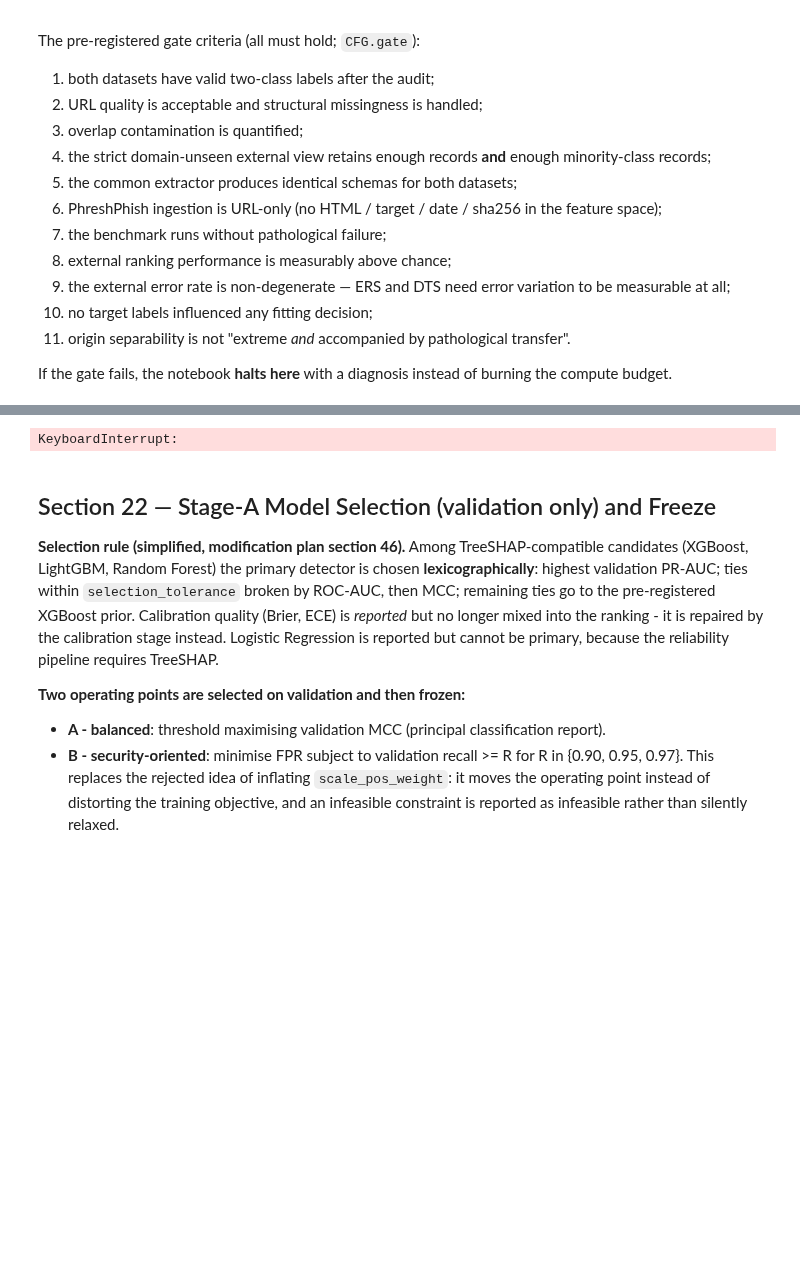
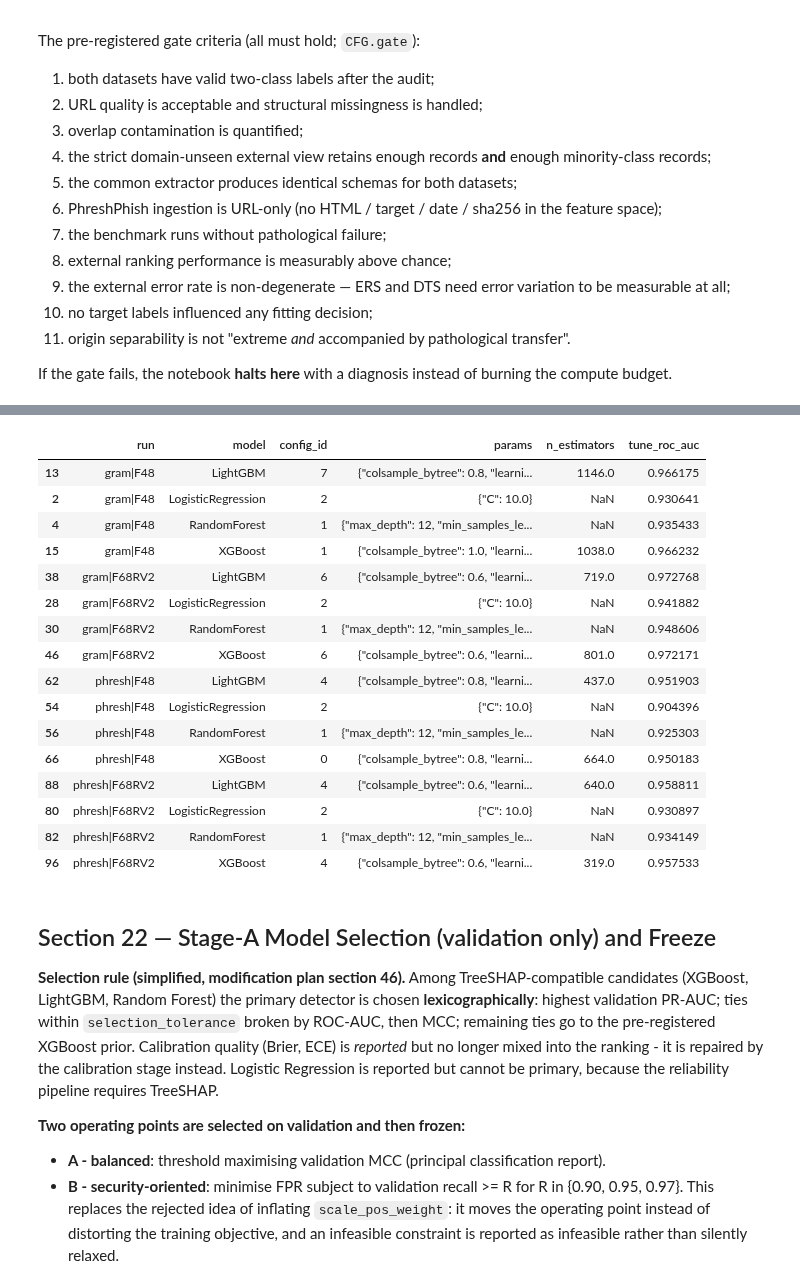
Before and after one commit to AeroMSK/trach_phish, a Jupyter notebook: trac-phish-revision11_FULL_EXECUTED.ipynb, the cells around one changed output, grey strips where cells are left out. Saved outputs shown, nothing was run; the diff lists cells and outputs as text; code cells hidden in the pictures; blank space fills up the shorter version.

Commit message:
Revision 11 execution: Stage-A tuning COMPLETE (104 configs + 16 final fits, 4 runs); validation table (cell 82) done; 22B char models in progress

```diff
--- a/trac-phish-revision11_FULL_EXECUTED.ipynb
+++ b/trac-phish-revision11_FULL_EXECUTED.ipynb
@@ -5909,7 +5909,14 @@ for _rk in RUN_KEYS + PRED_RUN_KEYS:
     _s, _fs = _rk.split("|")
     _t = "phresh" if _s == "gram" else "gram"
     _tr = partition_index(_s, "train")
-    _imp = TrainOnlyImputer().fit(raw_matrix(_s, _tr, _fs), CLEAN[_s]["record_id"].values[_tr])
+    # rev-11 infra (OOM + speed): each full-train imputer is checkpointed. The refit
+    # materialises the full-corpus matrix for its feature set (200-400 MB transient per
+    # key); re-doing that for 33 keys every chunk both wasted ~25 s of prefix and peaked
+    # the kernel at 3.4 GB (OOM-kill after the allocator change). The imputer values are
+    # deterministic medians over the frozen TRAIN partition - value-identical.
+    def _fit_imp(_s=_s, _fs=_fs, _tr=_tr):
+        return TrainOnlyImputer().fit(raw_matrix(_s, _tr, _fs), CLEAN[_s]["record_id"].values[_tr])
+    _imp = r7_cache(f"r11_imputer_{_rk.replace('|', '_')}", _fit_imp)
     LEDGER.record("imputer", _rk, _s, "train", "fit_preprocessing", len(_tr), "revision-8 run")
     _y = CLEAN[_s]["y"].values[_tr]
     RUNS[_rk] = {"source": _s, "target": _t, "fset": _fs, "features": FEATURE_SETS[_fs], "imputer": _imp,
@@ -6307,8 +6319,13 @@ def _r11_lazy_models(rk, bp):
 
         def __missing__(self, kind):
             m = joblib.load(_paths[kind])
-            if len(self) >= 4:                     # rev-11 infra: keep at most ~4 models resident
-                self.pop(next(iter(self)), None)   # (FIFO eviction; reloaded from disk on demand)
+            # rev-11 infra fix: the eviction check MUST read the REAL dict storage
+            # (dict.__len__), not the __len__ override (which returns len(_paths)=4
+            # unconditionally). With the override, eviction fired on the FIRST load and
+            # next(iter(self)) re-entered __iter__ -> _load_all -> __missing__ ...
+            # -> RecursionError (kernel-visible crash in the first downstream iteration).
+            if dict.__len__(self) >= 4:             # rev-11 infra: keep at most ~4 models resident
+                self.pop(next(dict.__iter__(self)), None)   # (FIFO eviction over REAL storage; reload on demand)
             self[kind] = m
             return m
 
@@ -6399,4 +6403,20 @@ display(TUNING_TABLE.sort_values(["run", "model", "tune_roc_auc"], ascending=[Tr
-KeyboardInterrupt:
+|  | run | model | config_id | params | n_estimators | tune_roc_auc |
+| 13 | gram|F48 | LightGBM | 7 | {"colsample_bytree": 0.8, "learni... | 1146.0 | 0.966175 |
+| 2 | gram|F48 | LogisticRegression | 2 | {"C": 10.0} | NaN | 0.930641 |
+| 4 | gram|F48 | RandomForest | 1 | {"max_depth": 12, "min_samples_le... | NaN | 0.935433 |
+| 15 | gram|F48 | XGBoost | 1 | {"colsample_bytree": 1.0, "learni... | 1038.0 | 0.966232 |
+| 38 | gram|F68RV2 | LightGBM | 6 | {"colsample_bytree": 0.6, "learni... | 719.0 | 0.972768 |
+| 28 | gram|F68RV2 | LogisticRegression | 2 | {"C": 10.0} | NaN | 0.941882 |
+| 30 | gram|F68RV2 | RandomForest | 1 | {"max_depth": 12, "min_samples_le... | NaN | 0.948606 |
+| 46 | gram|F68RV2 | XGBoost | 6 | {"colsample_bytree": 0.6, "learni... | 801.0 | 0.972171 |
+| 62 | phresh|F48 | LightGBM | 4 | {"colsample_bytree": 0.8, "learni... | 437.0 | 0.951903 |
+| 54 | phresh|F48 | LogisticRegression | 2 | {"C": 10.0} | NaN | 0.904396 |
+| 56 | phresh|F48 | RandomForest | 1 | {"max_depth": 12, "min_samples_le... | NaN | 0.925303 |
+| 66 | phresh|F48 | XGBoost | 0 | {"colsample_bytree": 0.8, "learni... | 664.0 | 0.950183 |
+| 88 | phresh|F68RV2 | LightGBM | 4 | {"colsample_bytree": 0.6, "learni... | 640.0 | 0.958811 |
+| 80 | phresh|F68RV2 | LogisticRegression | 2 | {"C": 10.0} | NaN | 0.930897 |
+| 82 | phresh|F68RV2 | RandomForest | 1 | {"max_depth": 12, "min_samples_le... | NaN | 0.934149 |
+| 96 | phresh|F68RV2 | XGBoost | 4 | {"colsample_bytree": 0.6, "learni... | 319.0 | 0.957533 |
 # %% [markdown]
 ## Section 22 — Stage-A Model Selection (validation only) and Freeze
 
```
Also changed, not shown: parts of 15 cells of this notebook, 11 other files.
